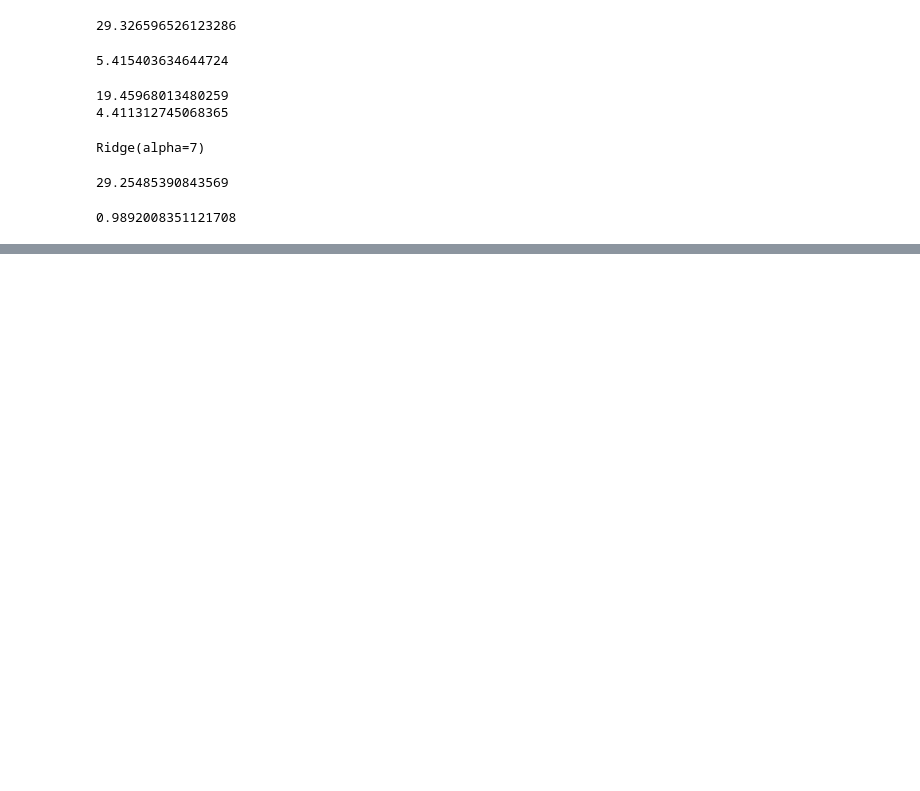
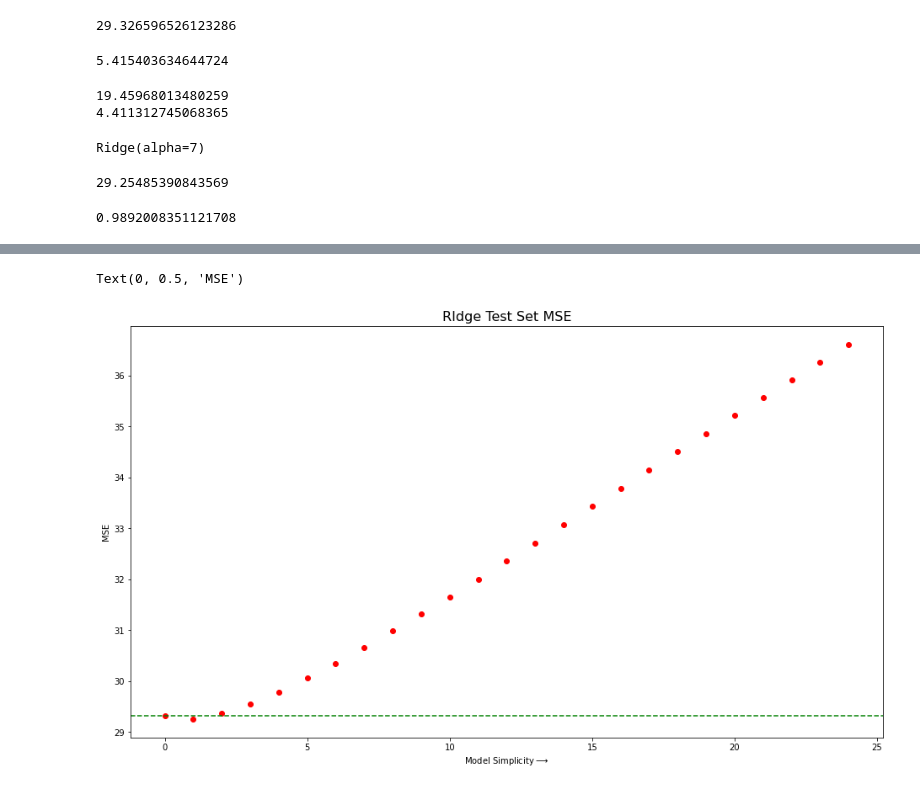
Before and after one commit to EshaanJoshiSDBI/Notes, a Jupyter notebook: Sem5/MachineLearning/Ridge.ipynb, the cells around one changed output, grey strips where cells are left out. Drawn from its saved outputs; the diff is of its cells as text; code cells hidden in the pictures; blank space fills up the shorter version.

```diff
--- a/Sem5/MachineLearning/Ridge.ipynb
+++ b/Sem5/MachineLearning/Ridge.ipynb
@@ -72,0 +128,12 @@ np.sqrt(mean_squared_error(y_test,pred)) - np.sqrt(mean_squared_error(y_train,pr
+# %%
+ridge_mse_test = [mean_squared_error(y_test,p) for p in ridge_test_pred]
+ols_mse = mean_squared_error(y_test,ols_pred)
+plt.figure(figsize=(16,9))
+plt.plot(ridge_mse_test[:25],'ro')
+plt.axhline(y=ols_mse,color='g',linestyle = '--')
+plt.title('RIdge Test Set MSE',fontsize = 16)
+plt.xlabel('Model Simplicity$\longrightarrow$')
+plt.ylabel('MSE')
+# %% [output]
+Text(0, 0.5, 'MSE')
+[figure, added]
```
Also changed, not shown: parts of 6 cells of this notebook, 1 other file.
